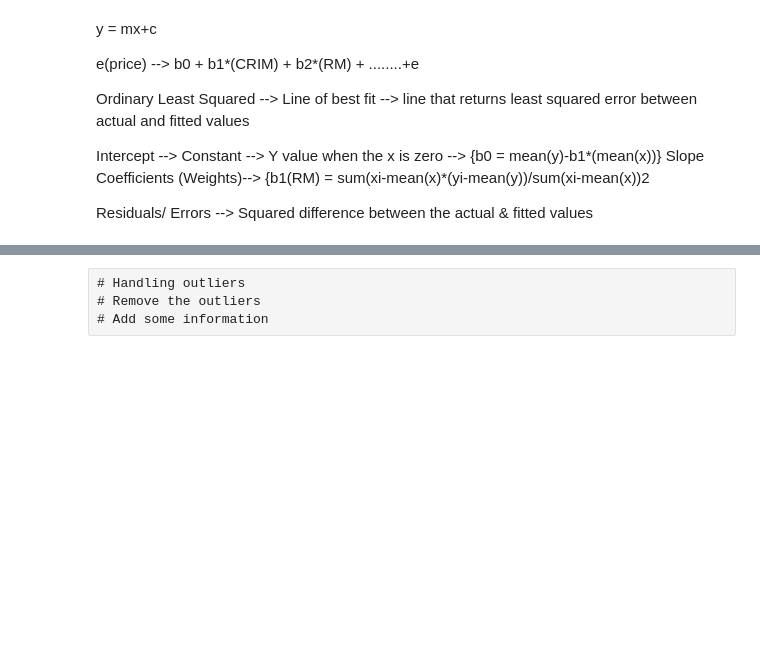
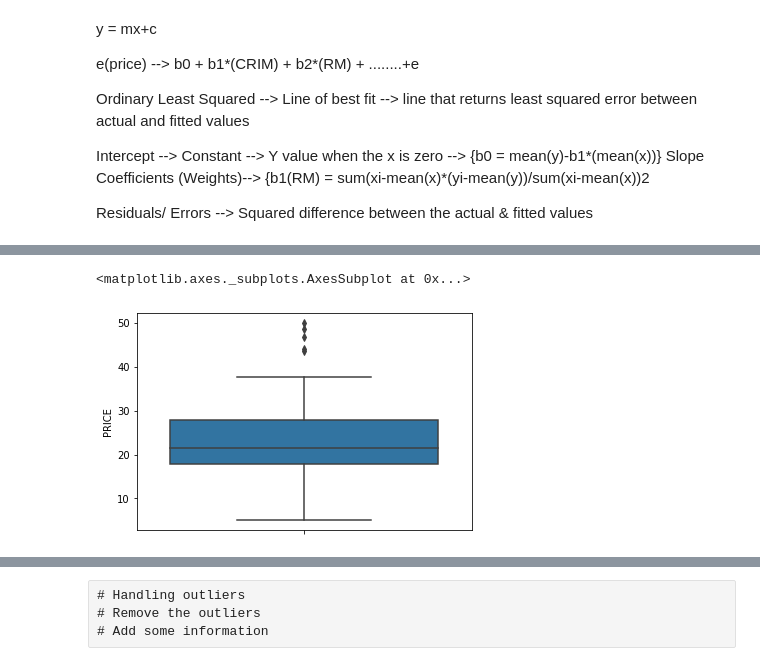
Before and after one commit to Pavan-gs/Godigit, a Jupyter notebook: Advanced Analytics_ML_DL.ipynb, the cells around one changed output, grey strips where cells are left out. Drawn from its saved outputs; the diff is of its cells as text; code cells hidden in the pictures; blank space fills up the shorter version.

```diff
--- a/Advanced Analytics_ML_DL.ipynb
+++ b/Advanced Analytics_ML_DL.ipynb
@@ -115,3 +126,8 @@ x_train.shape
+# %%
+sns.boxplot(y=y_test)
+# %% [output]
+<matplotlib.axes._subplots.AxesSubplot at 0x...>
+[figure, added]
 # %%
 y_train.shape
 # %%
```
Also changed, not shown: parts of 49 cells of this notebook, 1 other file.
